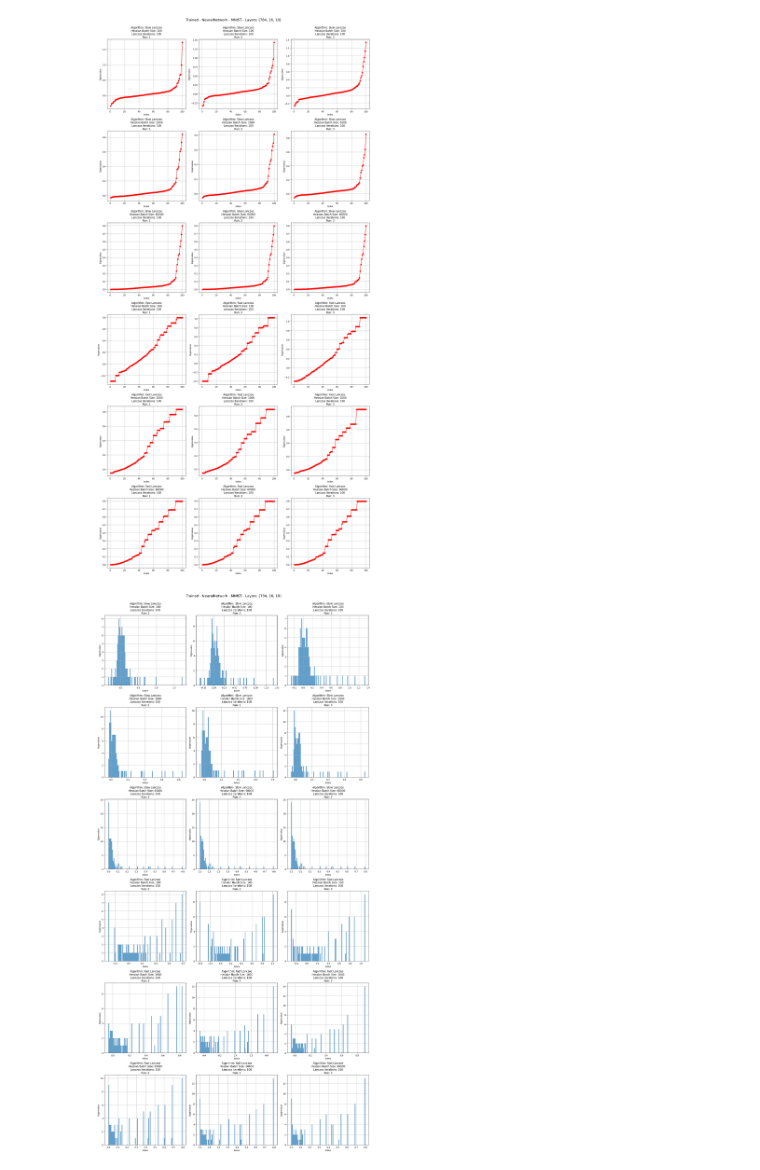
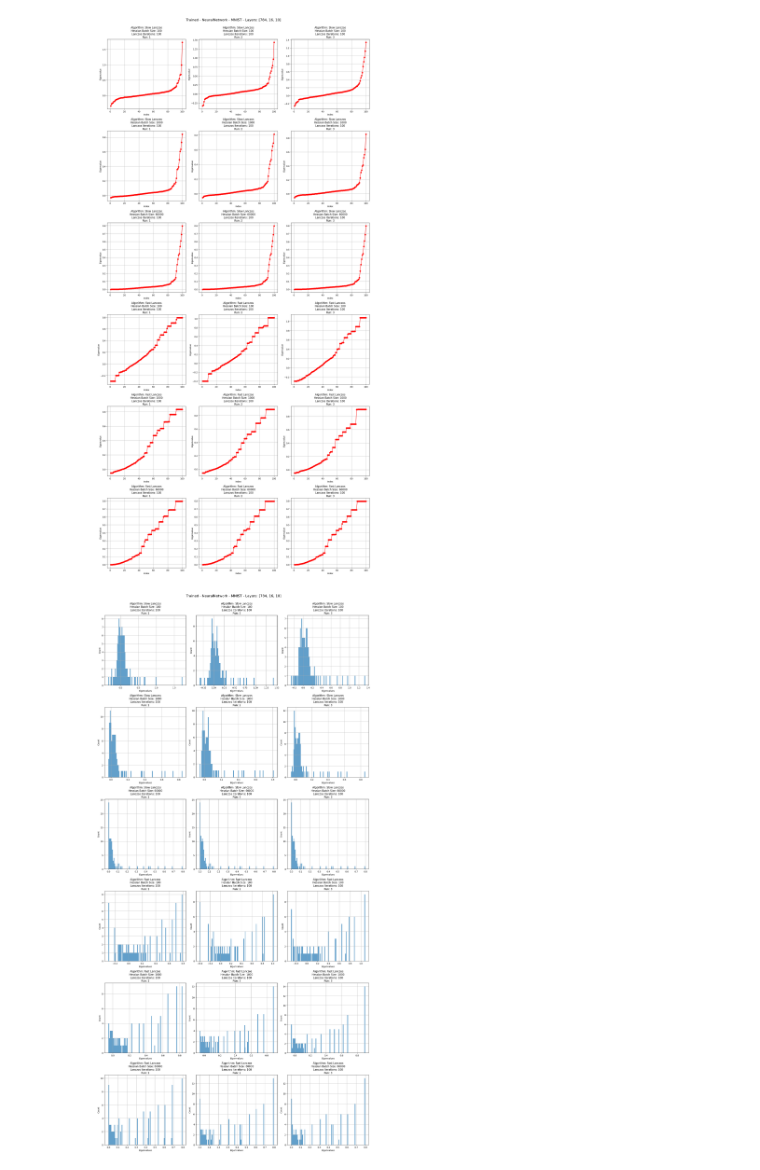
Before and after one commit to ilievanadezhda/spectral-properties-of-NN, a Jupyter notebook: notebooks/01_analyze_experiment_results.ipynb, the cells around one changed output. Cells and saved outputs as stored; diff of their text form; code cells hidden in the pictures.

```diff
--- a/notebooks/01_analyze_experiment_results.ipynb
+++ b/notebooks/01_analyze_experiment_results.ipynb
@@ -77,21 +77,21 @@ plt.show()
 # %%
 # create subplot grid
 n_plots = len(configs)
 n_cols = 3  # You can adjust this
 n_rows = (n_plots + n_cols - 1) // n_cols
 # create figure
 plt.figure(figsize=(6*n_cols, 6*n_rows))
 # create subplots
 for idx, (config, eigenvalues) in enumerate(zip(configs, all_eigenvalues)):
     plt.subplot(n_rows, n_cols, idx + 1)
     plt.hist(eigenvalues, bins=100, alpha=0.7)
     plt.title(f"Algorithm: {config['lanczos'].capitalize()} Lanczos\nHessian Batch Size: {config['batch_size']}\nLanczos Iterations: {config['iter_num']}\nRun: {config['run_num']}")
     plt.grid(True)
-    plt.xlabel('Index')
-    plt.ylabel('Eigenvalue')
+    plt.xlabel("Eigenvalues")
+    plt.ylabel("Count")
 
 plt.tight_layout()
 plt.suptitle(plot_title, y=1.01, fontsize=16)
 plt.show()
 # %% [output]
-[figure, old version]
+[figure, new version]
```
